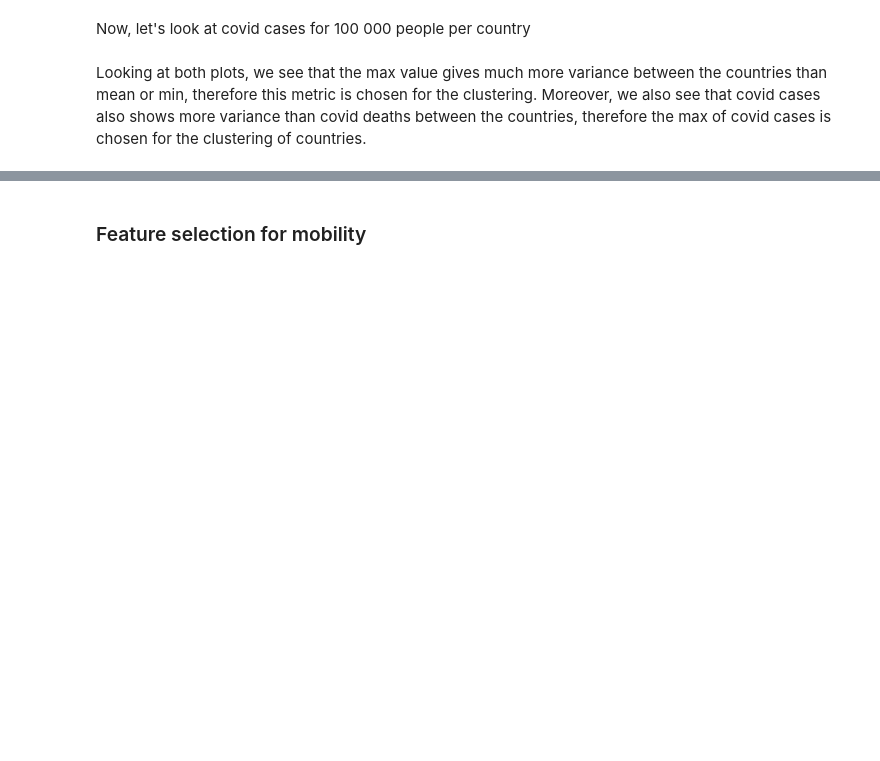
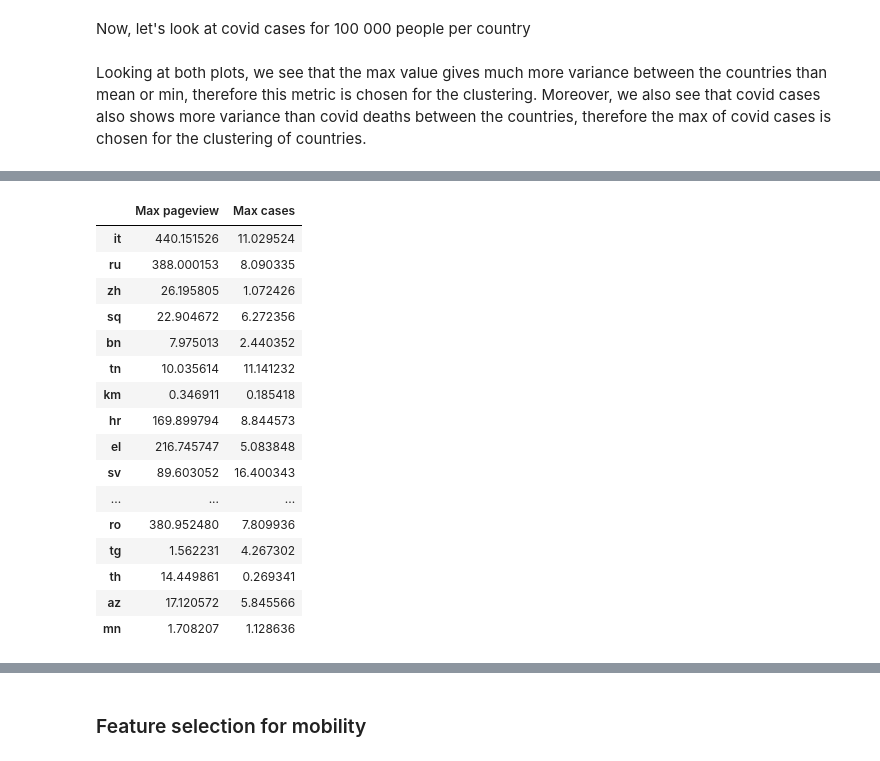
Before and after one commit to epfl-ada/ada-2022-project-thedatadiggers22, a Jupyter notebook: test_clustering.ipynb, the cells around one changed output, grey strips where cells are left out. Drawn from its saved outputs; the diff is of its cells as text; code cells hidden in the pictures; blank space fills up the shorter version.

```diff
--- a/test_clustering.ipynb
+++ b/test_clustering.ipynb
@@ -218,2 +256,31 @@ df_trust_journalists.head(60)
+# %%
+#df_clustering_J_C_P = pd.concat([pageviews_max.to_frame().rename(columns= {0: 'Max pageview'}).transpose(), cases_max.to_frame().rename(columns= {0: 'Max cases'}).transpose(), df_trust_journalists], axis= 0)
+#df_clustering_J_C_P = pd.concat([pageviews_max.to_frame().rename(columns= {0: 'Max pageview'}).transpose(), cases_max.to_frame().rename(columns= {0: 'Max cases'}).transpose(), df_trust_gov], axis= 0)
+#df_clustering_J_C_P = pd.concat([pageviews_amean.to_frame().rename(columns= {0: 'Max pageview'}).transpose(), pearson_cases_Kmeans.to_frame().rename(columns= {0: 'Max cases'}).transpose(), df_trust_gov], axis= 0)
+#df_clustering_J_C_P = pd.concat([pageviews_amean.to_frame().rename(columns= {0: 'Max pageview'}).transpose(), cases_amean.to_frame().rename(columns= {0: 'Max cases'}).transpose(), df_trust_gov], axis= 0)
+#df_clustering_J_C_P = pd.concat([pearson_cases_Kmeans.to_frame().rename(columns= {0: 'Max cases'}).transpose(), df_trust_gov], axis= 0)
+#df_clustering_J_C_P = pd.concat([pageviews_amean.to_frame().rename(columns= {0: 'Max pageview'}).transpose(), cases_amean.to_frame().rename(columns= {0: 'Max cases'}).transpose()], axis= 0)
+df_clustering_J_C_P = pd.concat([pageviews_max.to_frame().rename(columns= {0: 'Max pageview'}).transpose(), cases_max.to_frame().rename(columns= {0: 'Max cases'}).transpose()], axis= 0)
+
+df_clustering_J_C_P = df_clustering_J_C_P.transpose().dropna()
+df_clustering_J_C_P
+# %% [output]
+|  | Max pageview | Max cases |
+| it | 440.151526 | 11.029524 |
+| ru | 388.000153 | 8.090335 |
+| zh | 26.195805 | 1.072426 |
+| sq | 22.904672 | 6.272356 |
+| bn | 7.975013 | 2.440352 |
+| tn | 10.035614 | 11.141232 |
+| km | 0.346911 | 0.185418 |
+| hr | 169.899794 | 8.844573 |
+| el | 216.745747 | 5.083848 |
+| sv | 89.603052 | 16.400343 |
+| ... | ... | ... |
+| ro | 380.952480 | 7.809936 |
+| tg | 1.562231 | 4.267302 |
+| th | 14.449861 | 0.269341 |
+| az | 17.120572 | 5.845566 |
+| mn | 1.708207 | 1.128636 |
 # %%
 from sklearn.cluster import KMeans
```
Also changed, not shown: parts of 21 cells of this notebook.
